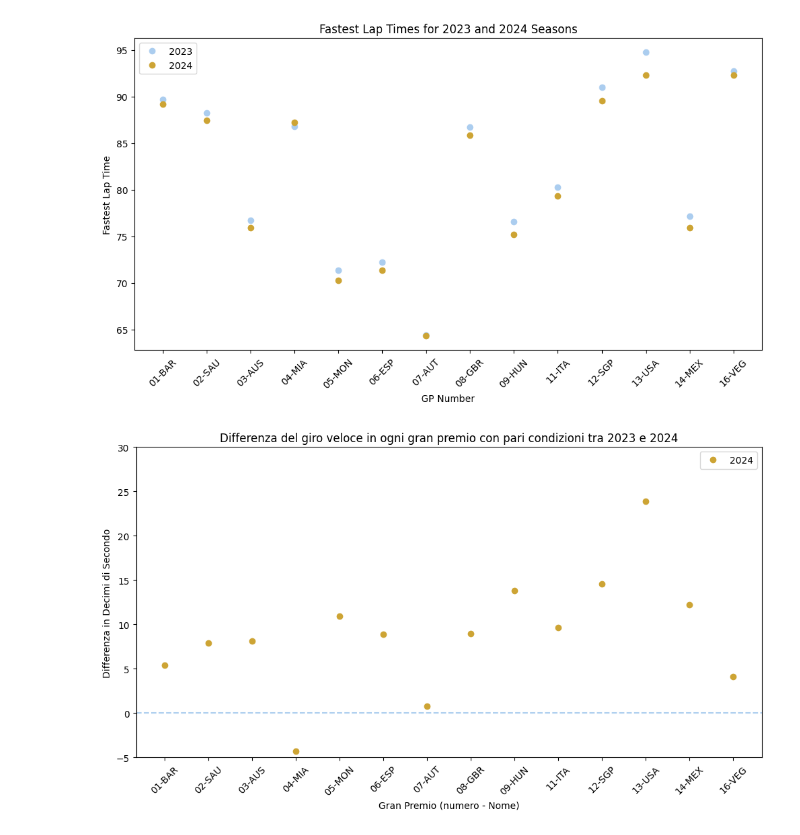
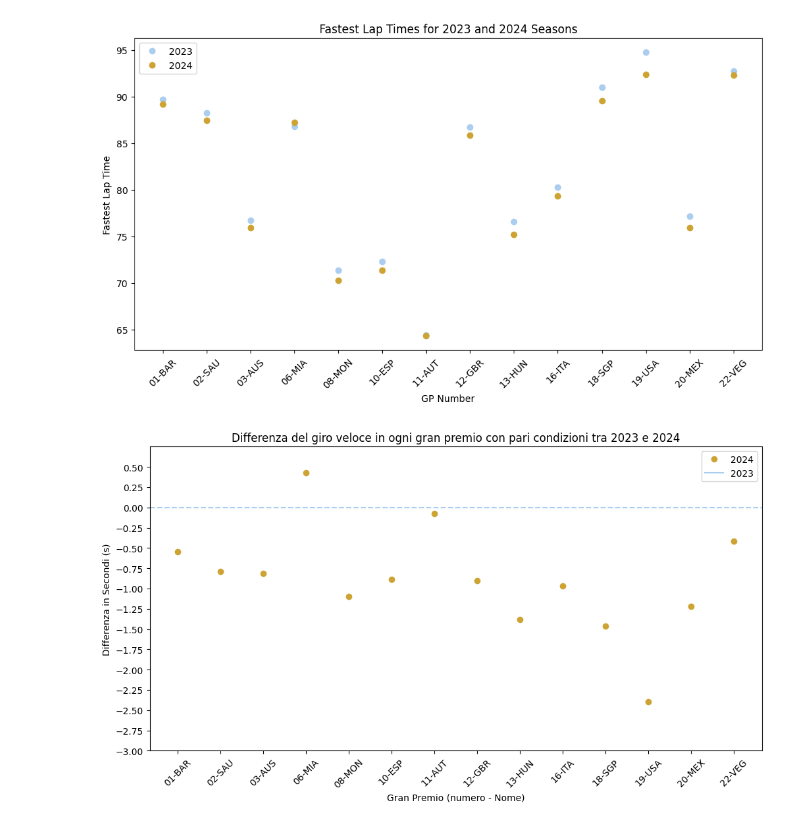
Before and after one commit to SirFuryy/progetto-Visualizzazione-Scentifica, a Jupyter notebook: quicklaps.ipynb, the cells around one changed output. Cells and saved outputs as stored; diff of their text form; code cells hidden in the pictures.

```diff
--- a/quicklaps.ipynb
+++ b/quicklaps.ipynb
@@ -399,4 +399,4 @@ fastest_laps_2024 = []
 # List of sessions for 2023 and 2024
 sessions_2023 = [G1_2023, G2_2023, G3_2023, G4_2023, G5_2023, G6_2023, G7_2023, G8_2023, G9_2023, G11_2023, G12_2023, G13_2023, G14_2023, G16_2023]
 sessions_2024 = [G1_2024, G2_2024, G3_2024, G4_2024, G5_2024, G6_2024, G7_2024, G8_2024, G9_2024, G11_2024, G12_2024, G13_2024, G14_2024, G16_2024]
-circuit_name = ['01-BAR', '02-SAU', '03-AUS', '04-MIA', '05-MON', '06-ESP', '07-AUT', '08-GBR', '09-HUN', '11-ITA', '12-SGP', '13-USA', '14-MEX', '16-VEG']
+circuit_name = ['01-BAR', '02-SAU', '03-AUS', '06-MIA', '08-MON', '10-ESP', '11-AUT', '12-GBR', '13-HUN', '16-ITA', '18-SGP', '19-USA', '20-MEX', '22-VEG']
@@ -440,24 +437,26 @@ plt.show()
 # %%
 
 differ = df_fastest_laps_2023['Fastest Lap Time'] - df_fastest_laps_2024['Fastest Lap Time']
-difference = differ.apply(lambda x: x.total_seconds() * 10)  # Convert to decimi di secondo
+difference = differ.apply(lambda x: -x.total_seconds())  # Convert to decimi di secondo
 # Plot the difference
 plt.figure(figsize=(12, 6))
 plt.plot(df_fastest_laps_2024['GP'], difference, 'o', color=colors_palette['2024'], label='2024')
 
+plt.plot([], [], '-', label='2023', color=colors_palette['2023'])
 # Add labels and title
 plt.xticks(rotation=45)
 plt.xlabel('Gran Premio (numero - Nome)')
-plt.ylabel('Differenza in Decimi di Secondo')
+plt.ylabel('Differenza in Secondi (s)')
 plt.title('Differenza del giro veloce in ogni gran premio con pari condizioni tra 2023 e 2024')
 plt.axhline(0, color=colors_palette['2023'], linestyle='--')  # Add a horizontal line at y=0
-plt.ylim(-5, 30)
+plt.ylim(-3, 0.75)
+plt.yticks(np.arange(-3, 0.75, 0.25))
 plt.legend()
 
 # Show plot
 plt.show()
 # %% [output]
-[figure, old version]
+[figure, new version]
 # %%
 # Plot the difference as a divergent bar chart
 plt.figure(figsize=(12, 6))
```
Also changed, not shown: parts of 20 cells of this notebook, 24 other files.
